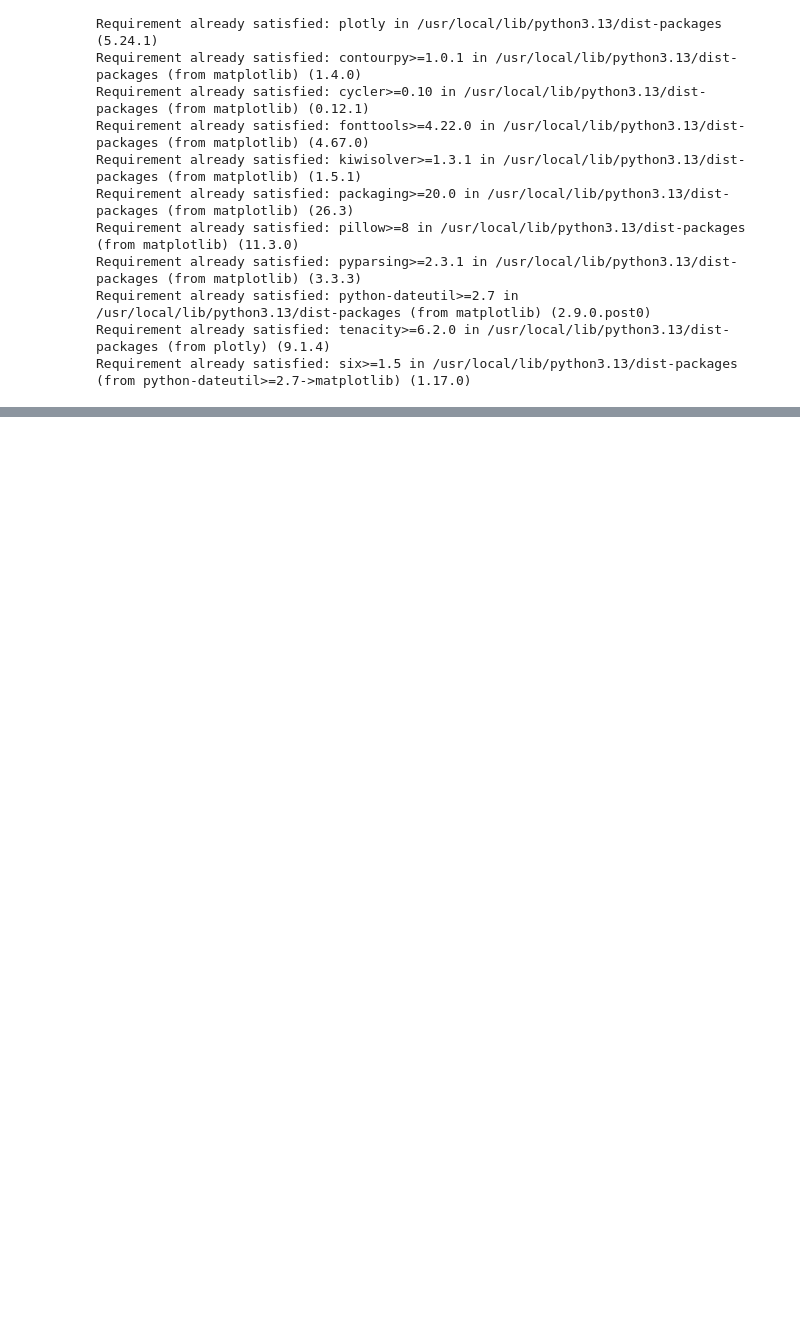
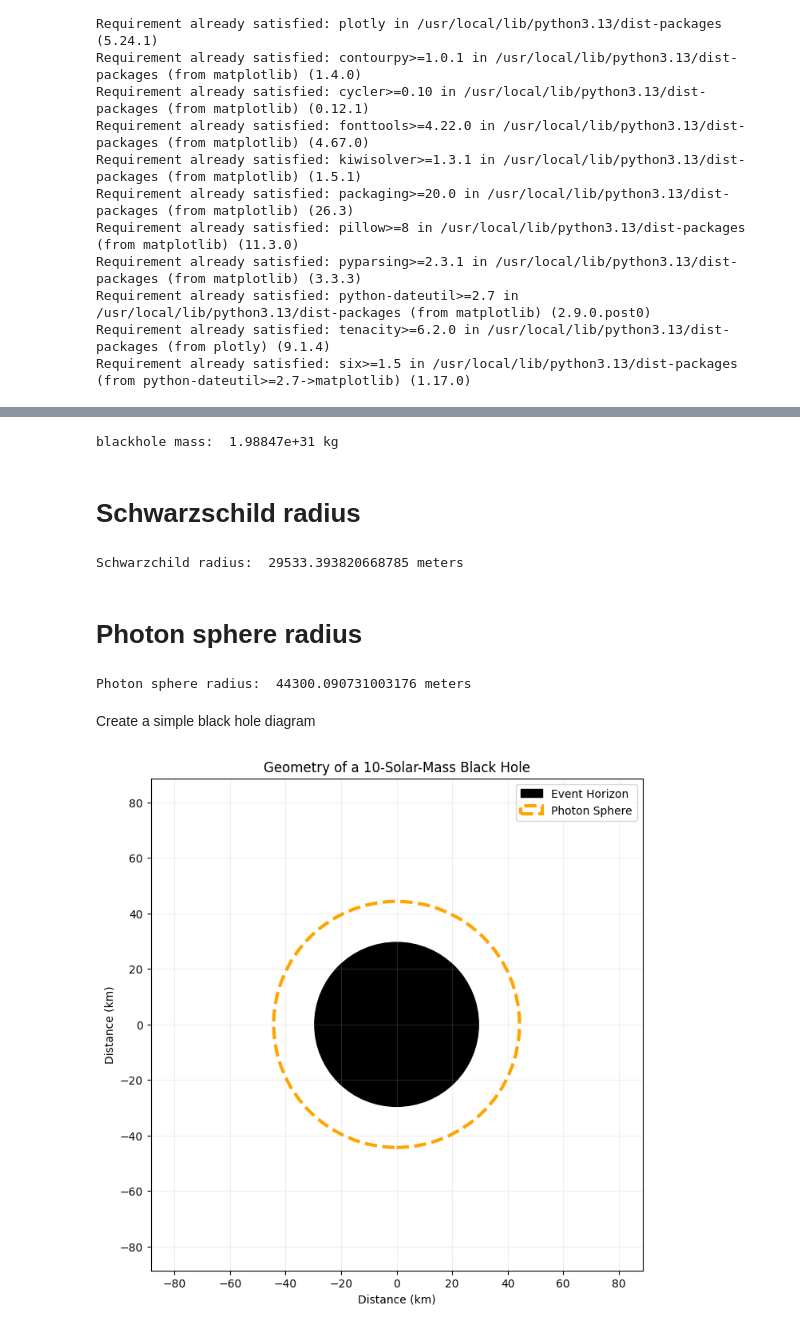
Before and after one commit to AnshG-19/Blackhole_simulator_rayTracing, a Jupyter notebook: 01_black_hole_geometry.ipynb, the cells around one changed output, grey strips where cells are left out. Saved outputs shown, nothing was run; the diff lists cells and outputs as text; code cells hidden in the pictures; blank space fills up the shorter version.

```diff
--- a/01_black_hole_geometry.ipynb
+++ b/01_black_hole_geometry.ipynb
@@ -19,0 +40,68 @@ Requirement already satisfied: six>=1.5 in /usr/local/lib/python3.13/dist-packag
+# %%
+#physical constants
+G = 6.67430e-11       # Gravitational constant, m^3 kg^-1 s^-2
+c = 299792458         # Speed of light, m/s
+M_sun = 1.98847e30    # Mass of the Sun, kg
+#mass of black hole
+mass= 10*M_sun
+print("blackhole mass: ",mass, "kg")
+# %% [output]
+blackhole mass:  1.98847e+31 kg
+# %% [markdown]
+# Schwarzschild radius
+# %%
+r_s = (2*G*mass)/(c**2)
+print("Schwarzchild radius: ",r_s,"meters")
+# %% [output]
+Schwarzchild radius:  29533.393820668785 meters
+# %% [markdown]
+# Photon sphere radius
+# %%
+r_ph = (3*G*mass)/(c**2)
+print("Photon sphere radius: ",r_ph,"meters")
+# %% [output]
+Photon sphere radius:  44300.090731003176 meters
+# %% [markdown]
+Create a simple black hole diagram
+# %%
+fig, ax = plt.subplots(figsize=(8, 8))
+
+# Event horizon
+event_horizon = Circle(
+    (0, 0),
+    r_s / 1000,
+    color="black",
+    label="Event Horizon"
+)
+
+# Photon sphere
+photon_sphere = Circle(
+    (0, 0),
+    r_ph / 1000,
+    fill=False,
+    linestyle="--",
+    linewidth=3,
+    edgecolor="orange",
+    label="Photon Sphere"
+)
+
+# Add both circles to the plot
+ax.add_patch(event_horizon)
+ax.add_patch(photon_sphere)
+
+# Set the viewing area
+limit = 2 * r_ph / 1000
+ax.set_xlim(-limit, limit)
+ax.set_ylim(-limit, limit)
+ax.set_aspect("equal")
+
+# Labels and styling
+ax.set_xlabel("Distance (km)")
+ax.set_ylabel("Distance (km)")
+ax.set_title("Geometry of a 10-Solar-Mass Black Hole")
+ax.legend()
+ax.grid(alpha=0.2)
+
+plt.show()
+# %% [output]
+[figure, added]
```
Also changed, not shown: parts of 6 cells of this notebook.
